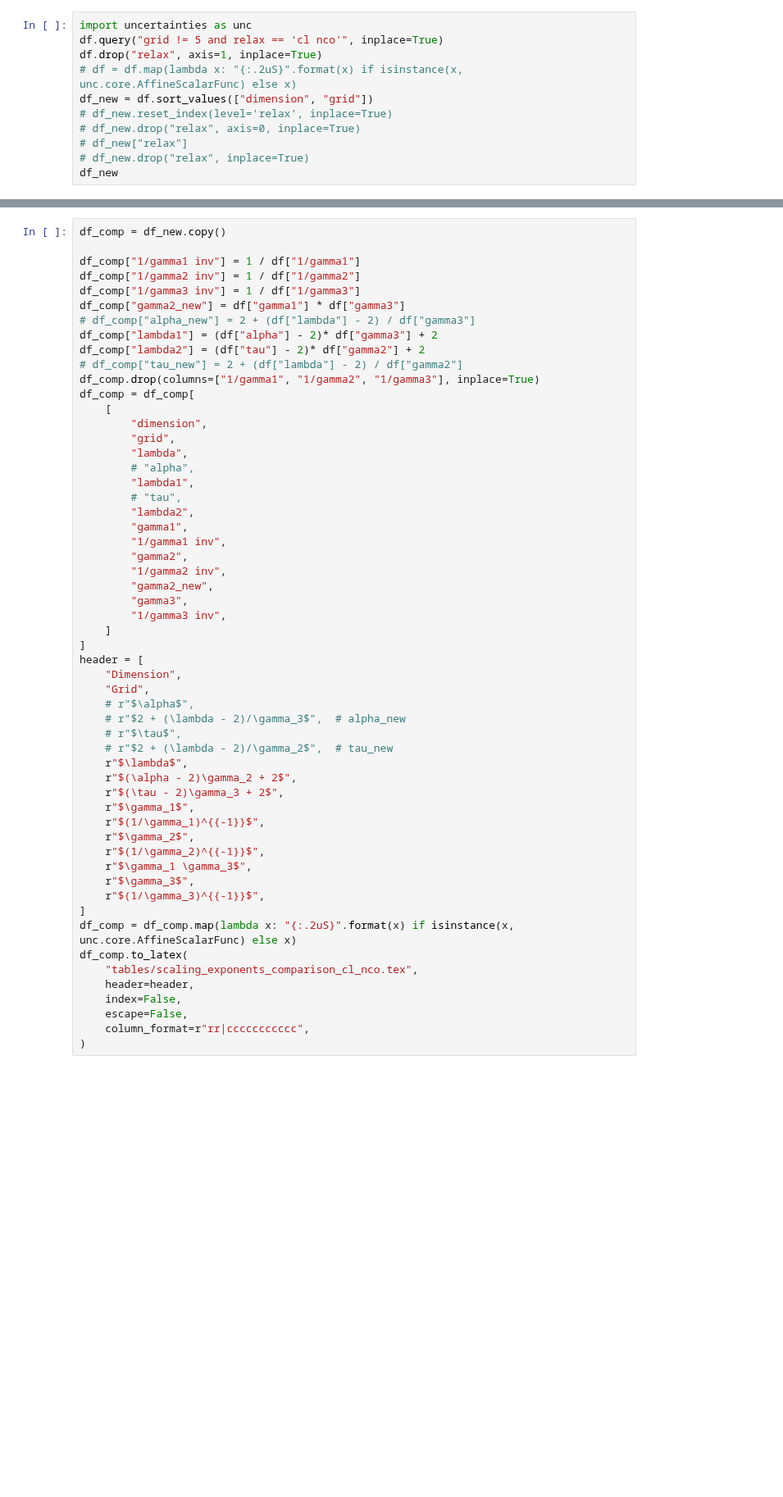
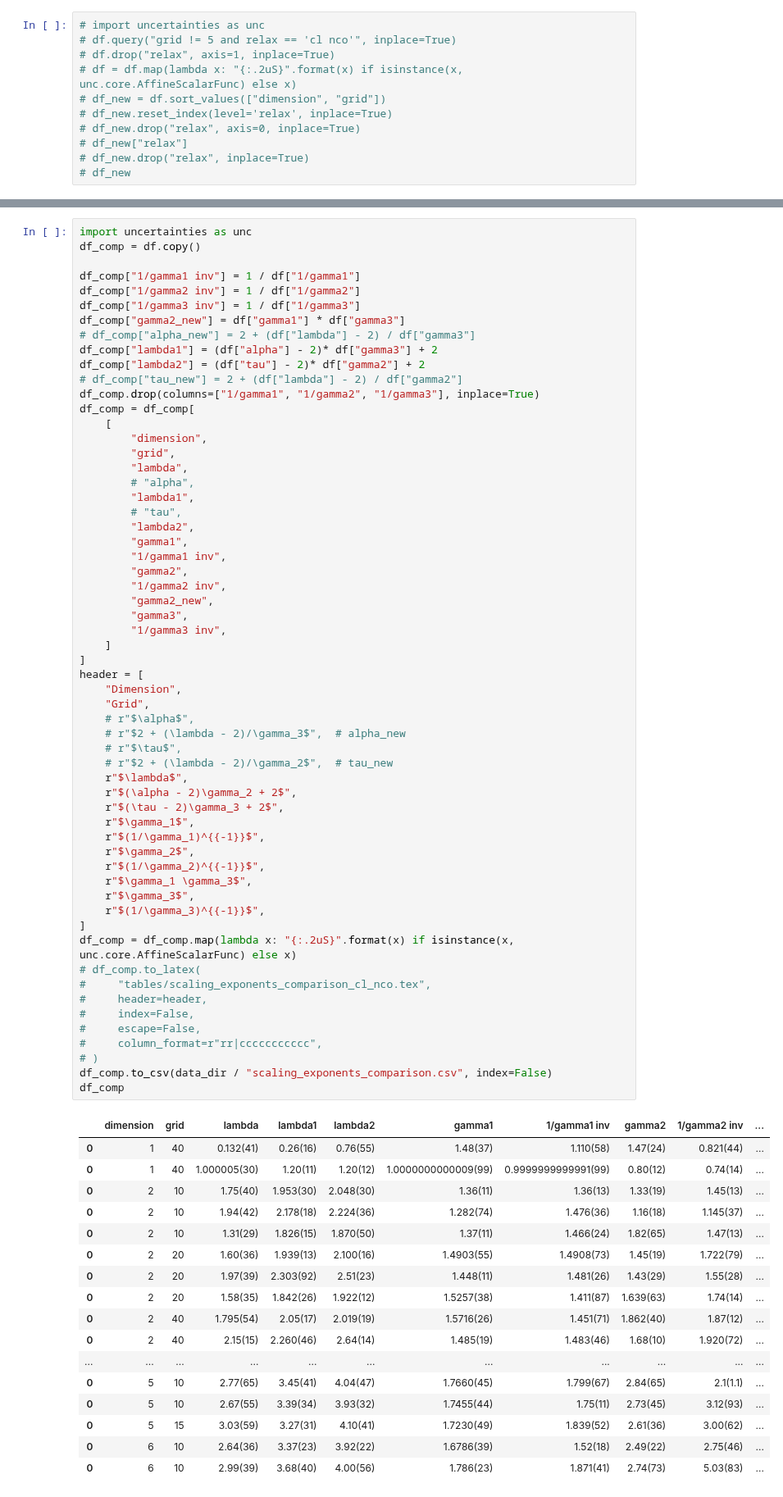
Before and after one commit to GabrielRemi/Sandpile, a Jupyter notebook: Code/scaling_exponents.ipynb, the cells around one changed output, grey strips where cells are left out. Shown at 82% size. Saved outputs shown, nothing was run; the diff lists cells and outputs as text; blank space fills up the shorter version.

```diff
--- a/Code/scaling_exponents.ipynb
+++ b/Code/scaling_exponents.ipynb
@@ -55,11 +59,11 @@ df
 # %%
-import uncertainties as unc
-df.query("grid != 5 and relax == 'cl nco'", inplace=True)
-df.drop("relax", axis=1, inplace=True)
+# import uncertainties as unc
+# df.query("grid != 5 and relax == 'cl nco'", inplace=True)
+# df.drop("relax", axis=1, inplace=True)
 # df = df.map(lambda x: "{:.2uS}".format(x) if isinstance(x, unc.core.AffineScalarFunc) else x)
-df_new = df.sort_values(["dimension", "grid"])
+# df_new = df.sort_values(["dimension", "grid"])
 # df_new.reset_index(level='relax', inplace=True)
 # df_new.drop("relax", axis=0, inplace=True)
 # df_new["relax"]
 # df_new.drop("relax", inplace=True)
-df_new
+# df_new
@@ -99,5 +92,6 @@ df_table.to_latex(
 # %%
-df_comp = df_new.copy()
+import uncertainties as unc
+df_comp = df.copy()
 
 df_comp["1/gamma1 inv"] = 1 / df["1/gamma1"]
 df_comp["1/gamma2 inv"] = 1 / df["1/gamma2"]
@@ -118,37 +112,57 @@ df_comp = df_comp[
         # "tau",
         "lambda2",
         "gamma1",
         "1/gamma1 inv",
         "gamma2",
         "1/gamma2 inv",
         "gamma2_new",
         "gamma3",
         "1/gamma3 inv",
     ]
 ]
 header = [
     "Dimension",
     "Grid",
     # r"$\alpha$",
     # r"$2 + (\lambda - 2)/\gamma_3$",  # alpha_new
     # r"$\tau$",
     # r"$2 + (\lambda - 2)/\gamma_2$",  # tau_new
     r"$\lambda$",
     r"$(\alpha - 2)\gamma_2 + 2$",
     r"$(\tau - 2)\gamma_3 + 2$",
     r"$\gamma_1$",
     r"$(1/\gamma_1)^{{-1}}$",
     r"$\gamma_2$",
     r"$(1/\gamma_2)^{{-1}}$",
     r"$\gamma_1 \gamma_3$",
     r"$\gamma_3$",
     r"$(1/\gamma_3)^{{-1}}$",
 ]
 df_comp = df_comp.map(lambda x: "{:.2uS}".format(x) if isinstance(x, unc.core.AffineScalarFunc) else x)
-df_comp.to_latex(
-    "tables/scaling_exponents_comparison_cl_nco.tex",
-    header=header,
-    index=False,
-    escape=False,
-    column_format=r"rr|ccccccccccc",
-)
+# df_comp.to_latex(
+#     "tables/scaling_exponents_comparison_cl_nco.tex",
+#     header=header,
+#     index=False,
+#     escape=False,
+#     column_format=r"rr|ccccccccccc",
+# )
+df_comp.to_csv(data_dir / "scaling_exponents_comparison.csv", index=False)
+df_comp
+# %% [output]
+|  | dimension | grid | lambda | lambda1 | lambda2 | gamma1 | 1/gamma1 inv | gamma2 | 1/gamma2 inv | ... |
+| 0 | 1 | 40 | 0.132(41) | 0.26(16) | 0.76(55) | 1.48(37) | 1.110(58) | 1.47(24) | 0.821(44) | ... |
+| 0 | 1 | 40 | 1.000005(30) | 1.20(11) | 1.20(12) | 1.0000000000009(99) | 0.9999999999991(99) | 0.80(12) | 0.74(14) | ... |
+| 0 | 2 | 10 | 1.75(40) | 1.953(30) | 2.048(30) | 1.36(11) | 1.36(13) | 1.33(19) | 1.45(13) | ... |
+| 0 | 2 | 10 | 1.94(42) | 2.178(18) | 2.224(36) | 1.282(74) | 1.476(36) | 1.16(18) | 1.145(37) | ... |
+| 0 | 2 | 10 | 1.31(29) | 1.826(15) | 1.870(50) | 1.37(11) | 1.466(24) | 1.82(65) | 1.47(13) | ... |
+| 0 | 2 | 20 | 1.60(36) | 1.939(13) | 2.100(16) | 1.4903(55) | 1.4908(73) | 1.45(19) | 1.722(79) | ... |
+| 0 | 2 | 20 | 1.97(39) | 2.303(92) | 2.51(23) | 1.448(11) | 1.481(26) | 1.43(29) | 1.55(28) | ... |
+| 0 | 2 | 20 | 1.58(35) | 1.842(26) | 1.922(12) | 1.5257(38) | 1.411(87) | 1.639(63) | 1.74(14) | ... |
+| 0 | 2 | 40 | 1.795(54) | 2.05(17) | 2.019(19) | 1.5716(26) | 1.451(71) | 1.862(40) | 1.87(12) | ... |
+| 0 | 2 | 40 | 2.15(15) | 2.260(46) | 2.64(14) | 1.485(19) | 1.483(46) | 1.68(10) | 1.920(72) | ... |
+| ... | ... | ... | ... | ... | ... | ... | ... | ... | ... | ... |
+| 0 | 5 | 10 | 2.77(65) | 3.45(41) | 4.04(47) | 1.7660(45) | 1.799(67) | 2.84(65) | 2.1(1.1) | ... |
+| 0 | 5 | 10 | 2.67(55) | 3.39(34) | 3.93(32) | 1.7455(44) | 1.75(11) | 2.73(45) | 3.12(93) | ... |
+| 0 | 5 | 15 | 3.03(59) | 3.27(31) | 4.10(41) | 1.7230(49) | 1.839(52) | 2.61(36) | 3.00(62) | ... |
+| 0 | 6 | 10 | 2.64(36) | 3.37(23) | 3.92(22) | 1.6786(39) | 1.52(18) | 2.49(22) | 2.75(46) | ... |
+| 0 | 6 | 10 | 2.99(39) | 3.68(40) | 4.00(56) | 1.786(23) | 1.871(41) | 2.74(73) | 5.03(83) | ... |
```
Also changed, not shown: parts of 3 cells of this notebook, 7 other files.
